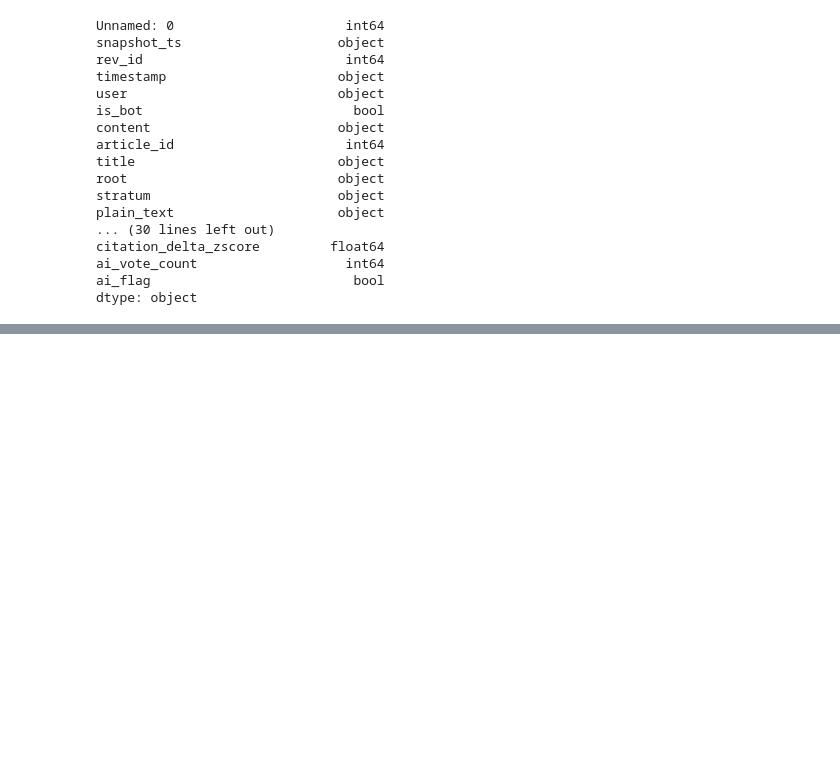
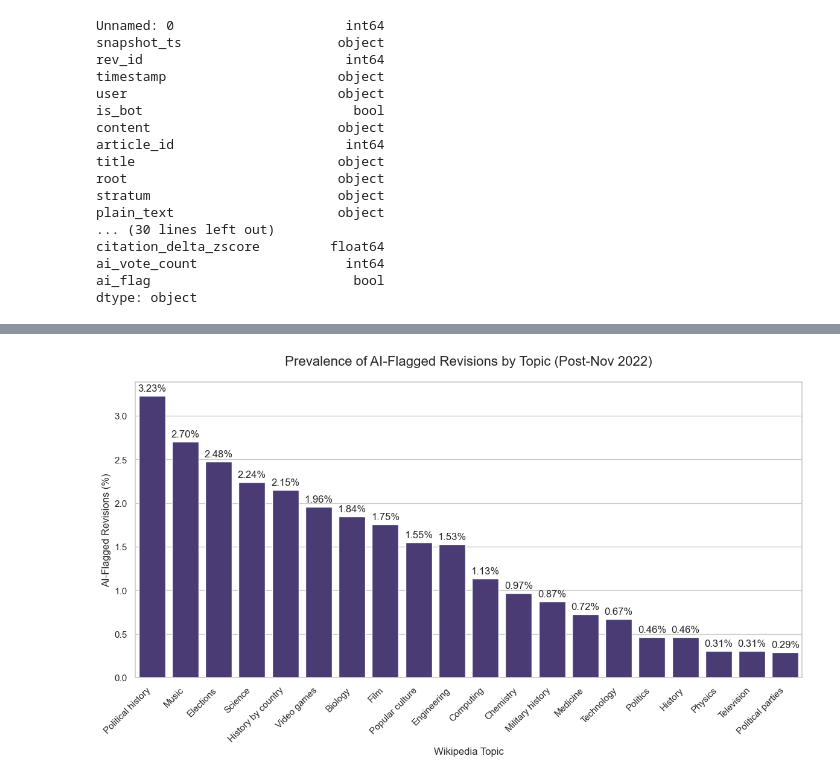
Before and after one commit to LeTartap/WikiMScThesis, a Jupyter notebook: python_code/voting_sys_with_normalizer.ipynb, the cells around one changed output, grey strips where cells are left out. Cells and saved outputs as stored; diff of their text form; code cells hidden in the pictures; blank space fills up the shorter version.

```diff
--- a/python_code/voting_sys_with_normalizer.ipynb
+++ b/python_code/voting_sys_with_normalizer.ipynb
@@ -864,3 +859,88 @@ citation_delta_zscore         float64
 ai_vote_count                   int64
 ai_flag                          bool
 dtype: object
+# %%
+import pandas as pd
+import matplotlib.pyplot as plt
+import seaborn as sns
+import numpy as np # Make sure numpy is imported for the dummy data fallback
+
+# --- Step 1: Load and Prepare Your Data ---
+
+pd.read_csv(input_file)
+try:
+    df = pd.read_csv(input_file)
+except FileNotFoundError:
+    print(f"Error: The file '{input_file}' was not found.")
+    print("Please replace 'your_data.csv' with the correct path to your dataset.")
+
+
+# --- Data Cleaning and Type Conversion ---
+# This will correctly infer the UTC timezone from your data
+df['snapshot_ts'] = pd.to_datetime(df['snapshot_ts'])
+
+# --- THE FIX IS HERE ---
+# Define the intervention date and make it timezone-aware to match the DataFrame
+intervention_date = pd.to_datetime('2022-11-01', utc=True)
+
+# Set a professional and appealing style for the plots
+sns.set_theme(style="whitegrid", palette="viridis")
+
+
+# --- Plot 1: Bar Chart of AI Prevalence by Topic (Post-Intervention) ---
+
+print("Generating Bar Chart of AI Prevalence by Topic...")
+
+# Filter for data after the intervention (this comparison will now work)
+post_intervention_df = df[df['snapshot_ts'] >= intervention_date].copy()
+
+# Group by the 'root' column (your topics) and calculate the mean of 'ai_flag'
+prevalence_by_topic = post_intervention_df.groupby('root')['ai_flag'].mean().sort_values(ascending=False) * 100
+
+# Create the bar plot
+plt.figure(figsize=(12, 7))
+barplot = sns.barplot(x=prevalence_by_topic.index, y=prevalence_by_topic.values)
+
+# Add labels and title
+plt.title('Prevalence of AI-Flagged Revisions by Topic (Post-Nov 2022)', fontsize=16, pad=20)
+plt.xlabel('Wikipedia Topic', fontsize=12)
+plt.ylabel('AI-Flagged Revisions (%)', fontsize=12)
+plt.xticks(rotation=45, ha='right')
+
+# Add percentage labels on top of each bar
+for p in barplot.patches:
+    barplot.annotate(f'{p.get_height():.2f}%',
+                     (p.get_x() + p.get_width() / 2., p.get_height()),
+                     ha='center', va='center',
+                     xytext=(0, 9),
+                     textcoords='offset points')
+
+plt.tight_layout()
+plt.show()
+
+
+# --- Plot 2: Grouped Time Series Plot for a Specific Feature ---
+
+print("\nGenerating Grouped Time Series Plot...")
+
+feature_to_plot = 'nTTR'
+
+# Resample the data to get monthly averages for each topic
+df_monthly_topic = df.groupby('root').resample('MS', on='snapshot_ts')[feature_to_plot].mean().reset_index()
+
+# Create the line plot
+plt.figure(figsize=(14, 8))
+sns.lineplot(data=df_monthly_topic, x='snapshot_ts', y=feature_to_plot, hue='root', marker='o', alpha=0.8)
+
+# Add a vertical line for the intervention date
+plt.axvline(x=intervention_date, color='black', linestyle='--', label='ChatGPT Release (Nov 2022)')
+
+# Add labels and title
+plt.title(f'Monthly Mean of {feature_to_plot} by Topic', fontsize=16, pad=20)
+plt.xlabel('Date (Month)', fontsize=12)
+plt.ylabel(f'Mean {feature_to_plot}', fontsize=12)
+plt.legend(title='Topic')
+
+plt.tight_layout()
+plt.show()
+# %% [output]
@@ -866,0 +948 @@ dtype: object
+[figure, added]
```
Also changed, not shown: parts of 3 cells of this notebook, 21 other files.
